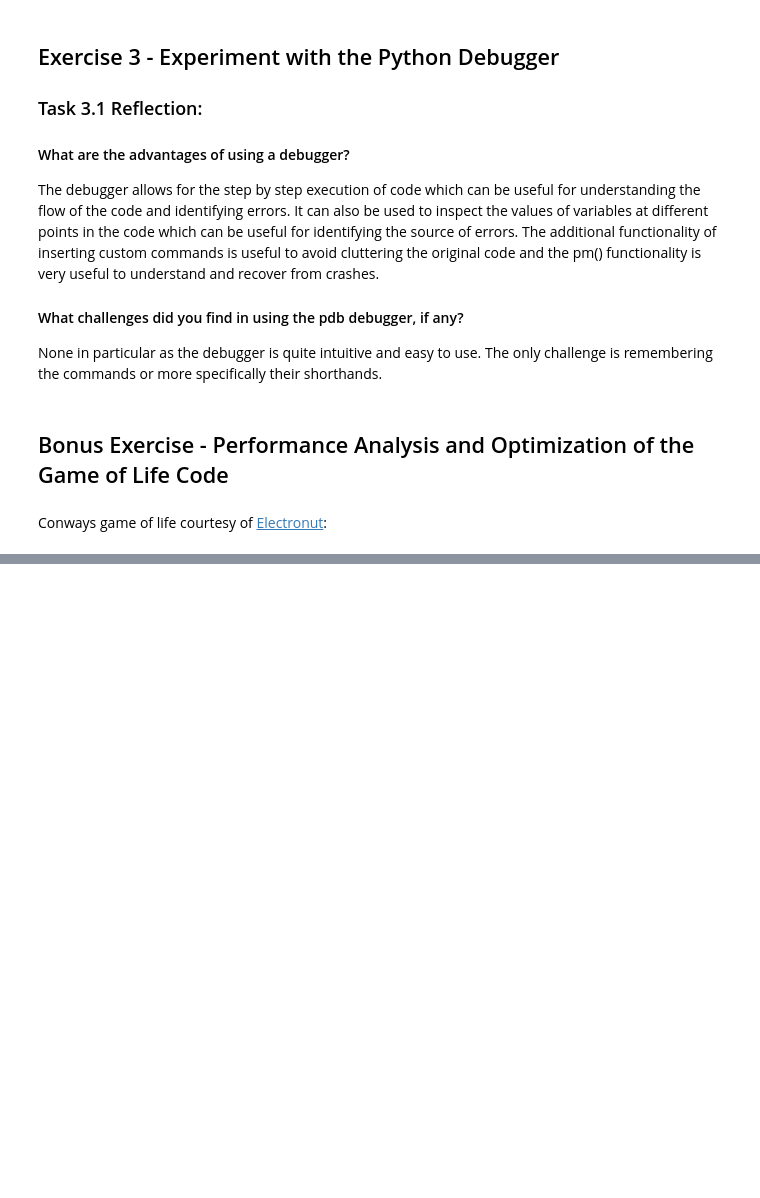
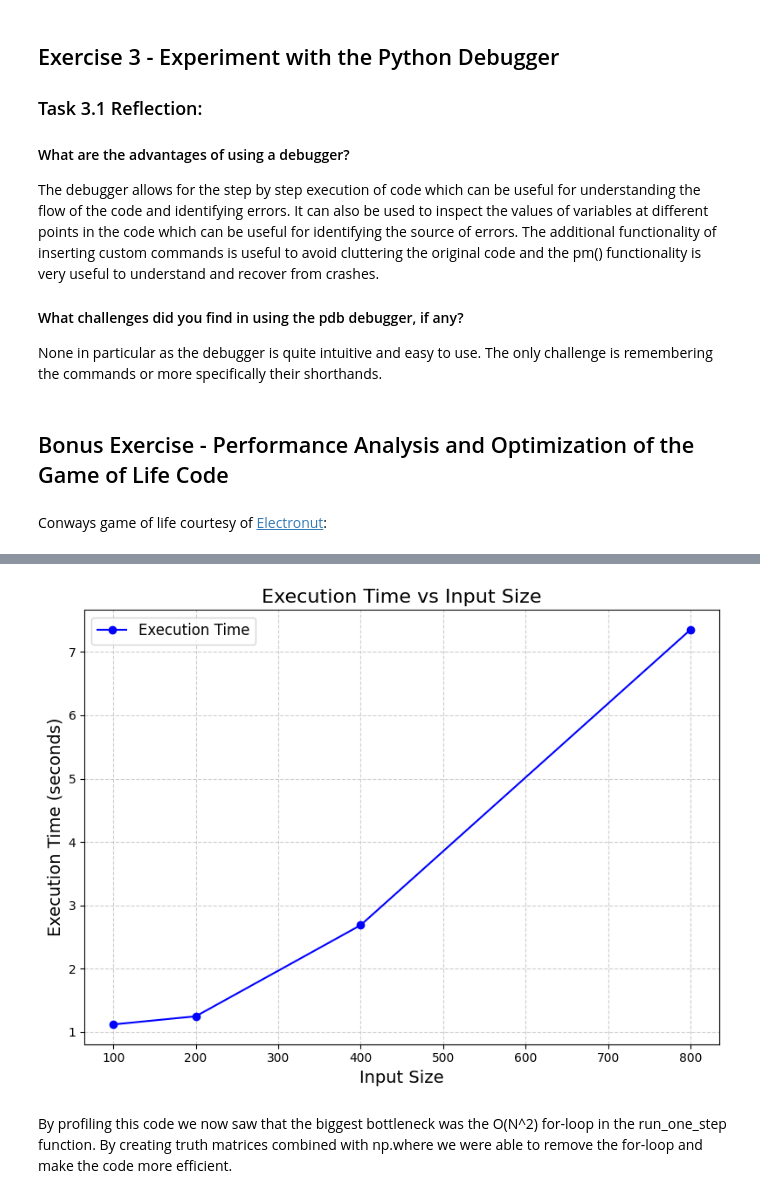
Before and after one commit to KthKittySquad/hpc, a Jupyter notebook: A2/assignment2.ipynb, the cells around one changed output, grey strips where cells are left out. Drawn from its saved outputs; the diff is of its cells as text; code cells hidden in the pictures; blank space fills up the shorter version.

```diff
--- a/A2/assignment2.ipynb
+++ b/A2/assignment2.ipynb
@@ -611,0 +850,17 @@ SystemExit: 2
+# %%
+x = [100, 200, 400, 800]
+y = [1.122, 1.250, 2.688, 7.349]
+
+plt.figure(figsize=(8, 6))
+plt.plot(x, y, marker='o', linestyle='-', color='b', label='Execution Time')
+plt.title('Execution Time vs Input Size', fontsize=16)
+plt.xlabel('Input Size', fontsize=14)
+plt.ylabel('Execution Time (seconds)', fontsize=14)
+plt.grid(True, linestyle='--', alpha=0.6)
+plt.legend(fontsize=12)
+plt.tight_layout()
+plt.show()
+# %% [output]
+[figure, added]
+# %% [markdown]
+By profiling this code we now saw that the biggest bottleneck was the O(N^2) for-loop in the run_one_step function. By creating truth matrices combined with np.where we were able to remove the for-loop and make the code more efficient.
```
Also changed, not shown: parts of 21 cells of this notebook, 10 other files.
